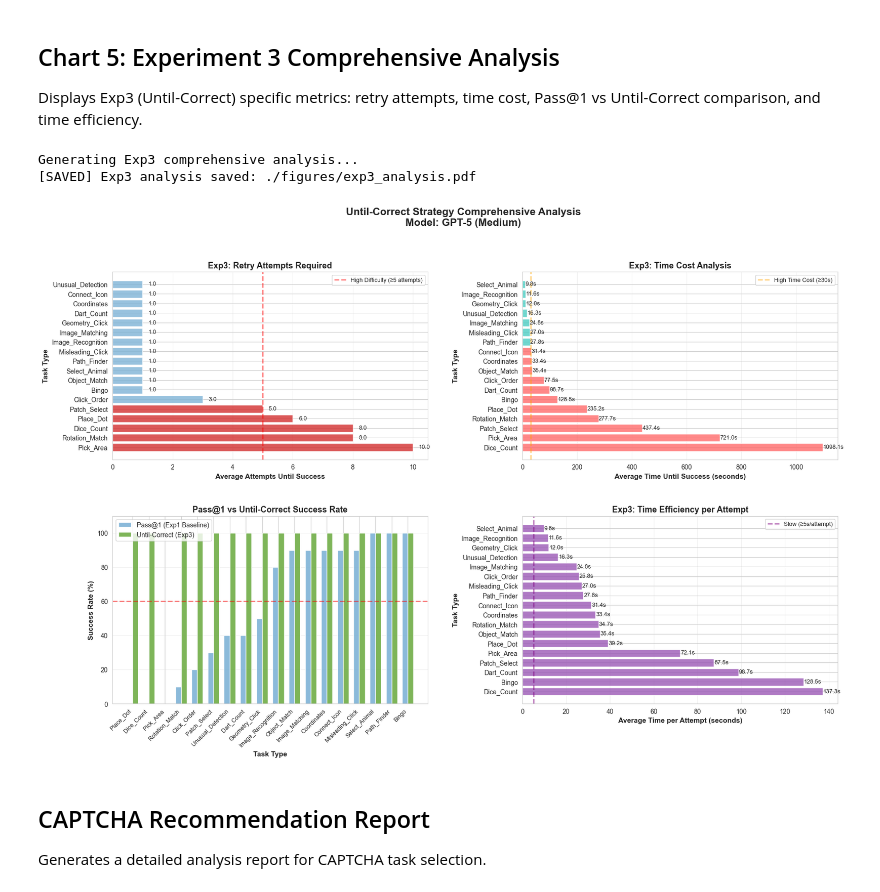
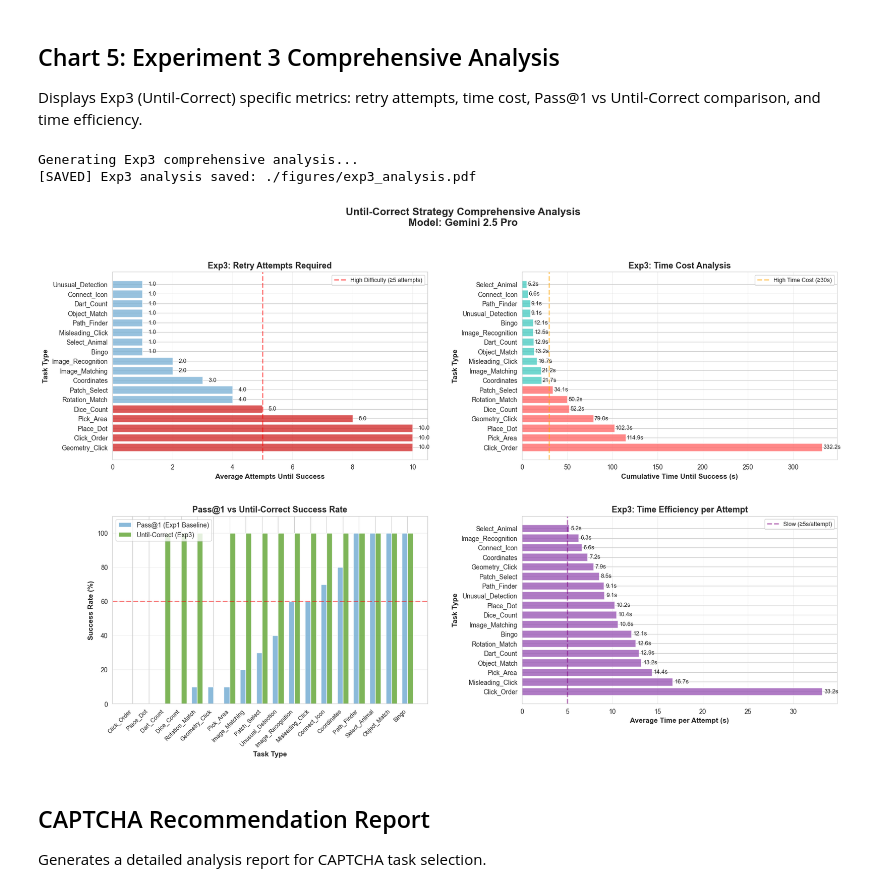
Before and after one commit to Wankunyu/Captcha, a Jupyter notebook: plot.ipynb, the cells around one changed output. Drawn from its saved outputs; the diff is of its cells as text; code cells hidden in the pictures.

```diff
--- a/plot.ipynb
+++ b/plot.ipynb
@@ -302,21 +320,21 @@ Generating cross-model stability box plot for exp1...
 Displays Exp3 (Until-Correct) specific metrics: retry attempts, time cost, Pass@1 vs Until-Correct comparison, and time efficiency.
 # %%
 # Chart 5: Experiment 3 Comprehensive Analysis
-
+SELECTED_MODEL = "gemini/gemini-2.5-pro"  # Set to None to include all models
 if not viz.data.empty and 'exp3' in viz.data['experiment'].values:
     print("\nGenerating Exp3 comprehensive analysis...")
     fig = viz.plot_exp3_analysis(
         model_filter=SELECTED_MODEL,
         figsize=FIGURE_SIZE_EXP3,
         save_path="./figures/exp3_analysis.pdf"
     )
     plt.show()
 else:
     print("[WARNING] Exp3 data not available, skipping Exp3 analysis")
 # %% [output]
 Generating Exp3 comprehensive analysis...
 [SAVED] Exp3 analysis saved: ./figures/exp3_analysis.pdf
-[figure, old version]
+[figure, new version]
 # %% [markdown]
 ## CAPTCHA Recommendation Report
 Generates a detailed analysis report for CAPTCHA task selection.
```
Also changed, not shown: parts of 13 cells of this notebook, 59 other files.
